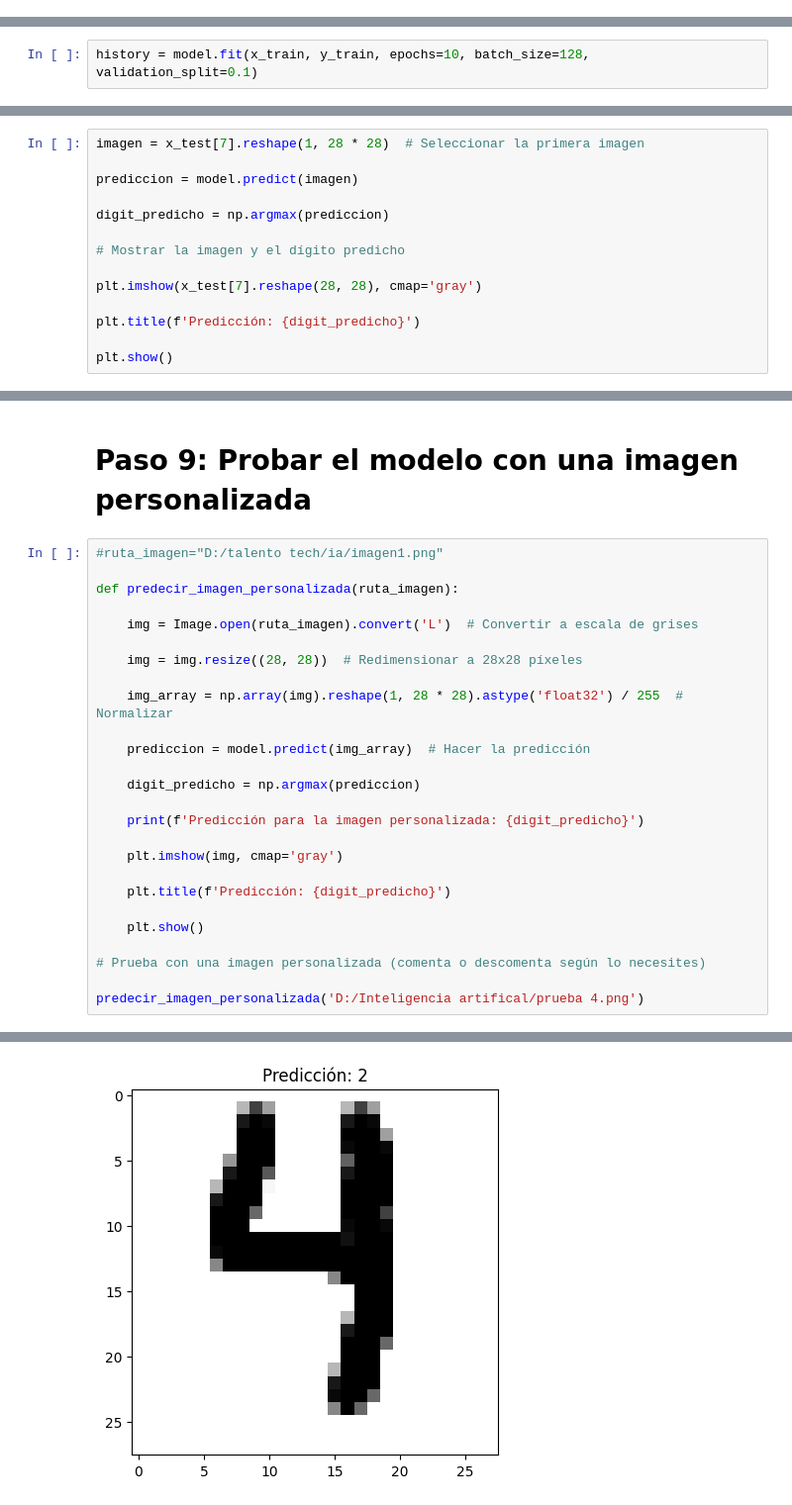
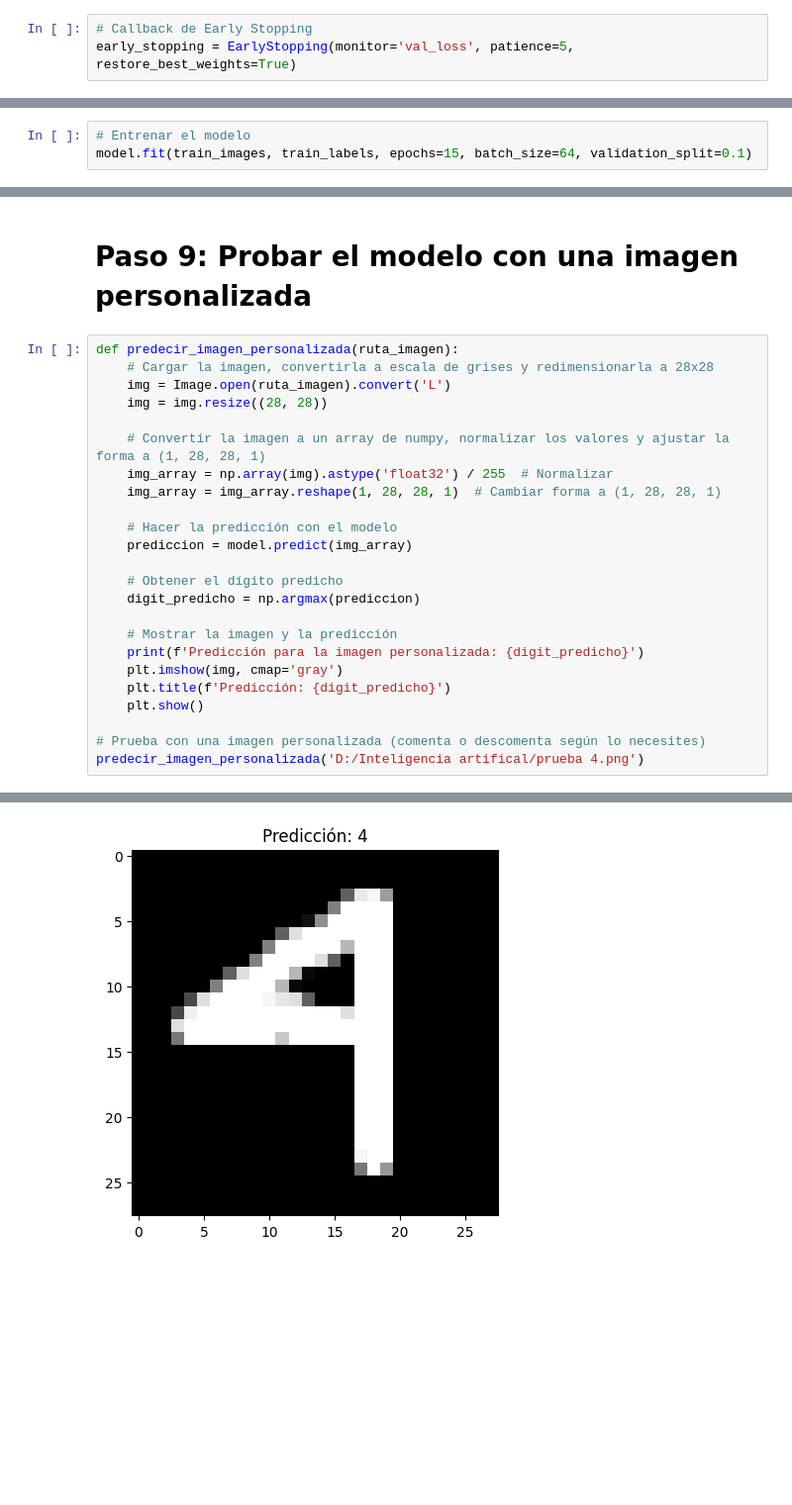
Before and after one commit to Chas-kv/Inteligencia-artificial-ejercicio1, a Jupyter notebook: Ejercicio_mision1.ipynb, the cells around one changed output, grey strips where cells are left out. Shown: that part at 99% size. Saved outputs shown, nothing was run; the diff lists cells and outputs as text; blank space fills up the shorter version.

```diff
--- a/Ejercicio_mision1.ipynb
+++ b/Ejercicio_mision1.ipynb
@@ -52,0 +63,3 @@ model.compile(optimizer='adam',
+# %%
+# Callback de Early Stopping
+early_stopping = EarlyStopping(monitor='val_loss', patience=5, restore_best_weights=True)
@@ -53,5 +92,6 @@ model.compile(optimizer='adam',
 # %% [markdown]
 # Paso 6: Entrenar el modelo
 # %%
-history = model.fit(x_train, y_train, epochs=10, batch_size=128, validation_split=0.1)
+# Entrenar el modelo
+model.fit(train_images, train_labels, epochs=15, batch_size=64, validation_split=0.1)
 # %% [output]
@@ -87,16 +124,2 @@ Precisión en el conjunto de prueba: 0.9732999801635742
 # %% [markdown]
 # Paso 8: Probar el modelo con una imagen del conjunto de prueba
-# %%
-imagen = x_test[7].reshape(1, 28 * 28)  # Seleccionar la primera imagen
-
-prediccion = model.predict(imagen)
-
-digit_predicho = np.argmax(prediccion)
-
-# Mostrar la imagen y el dígito predicho
-
-plt.imshow(x_test[7].reshape(28, 28), cmap='gray')
-
-plt.title(f'Predicción: {digit_predicho}')
-
-plt.show()
@@ -106,29 +148,27 @@ plt.show()
 # %% [markdown]
 # Paso 9: Probar el modelo con una imagen personalizada
 # %%
-#ruta_imagen="D:/talento tech/ia/imagen1.png"
+def predecir_imagen_personalizada(ruta_imagen):
+    # Cargar la imagen, convertirla a escala de grises y redimensionarla a 28x28
+    img = Image.open(ruta_imagen).convert('L')
+    img = img.resize((28, 28))
 
-def predecir_imagen_personalizada(ruta_imagen):
+    # Convertir la imagen a un array de numpy, normalizar los valores y ajustar la forma a (1, 28, 28, 1)
+    img_array = np.array(img).astype('float32') / 255  # Normalizar
+    img_array = img_array.reshape(1, 28, 28, 1)  # Cambiar forma a (1, 28, 28, 1)
 
-    img = Image.open(ruta_imagen).convert('L')  # Convertir a escala de grises
+    # Hacer la predicción con el modelo
+    prediccion = model.predict(img_array)
 
-    img = img.resize((28, 28))  # Redimensionar a 28x28 píxeles
-
-    img_array = np.array(img).reshape(1, 28 * 28).astype('float32') / 255  # Normalizar
-
-    prediccion = model.predict(img_array)  # Hacer la predicción
-
+    # Obtener el dígito predicho
     digit_predicho = np.argmax(prediccion)
 
+    # Mostrar la imagen y la predicción
     print(f'Predicción para la imagen personalizada: {digit_predicho}')
-
     plt.imshow(img, cmap='gray')
-
     plt.title(f'Predicción: {digit_predicho}')
-
     plt.show()
 
 # Prueba con una imagen personalizada (comenta o descomenta según lo necesites)
-
 predecir_imagen_personalizada('D:/Inteligencia artifical/prueba 4.png')
 # %% [output]
@@ -137,4 +177,4 @@ Predicción para la imagen personalizada: 2
-[figure, old version]
+[figure, new version]
 # %%
 import os
 def predecir_imagen_personalizada(ruta_imagen):
```
Also changed, not shown: parts of 18 cells of this notebook, 5 other files.
